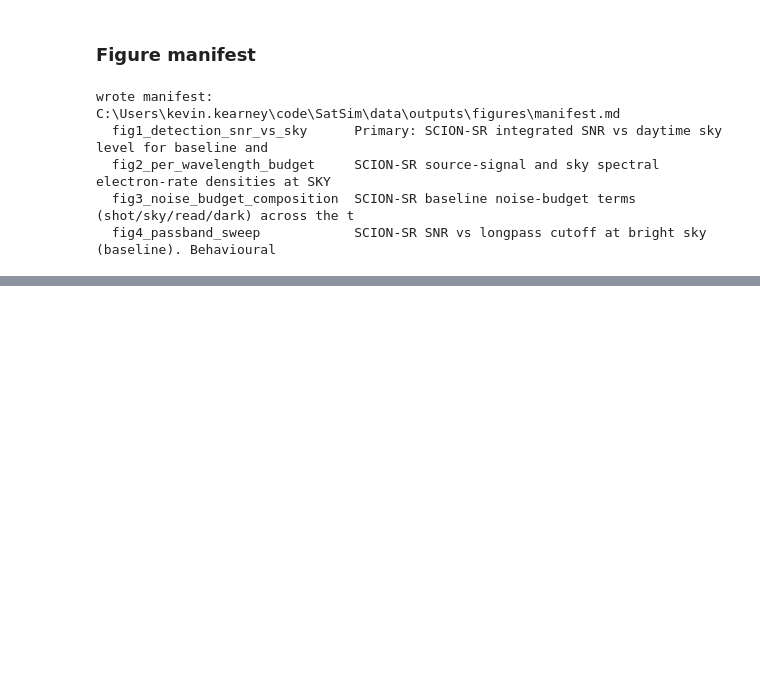
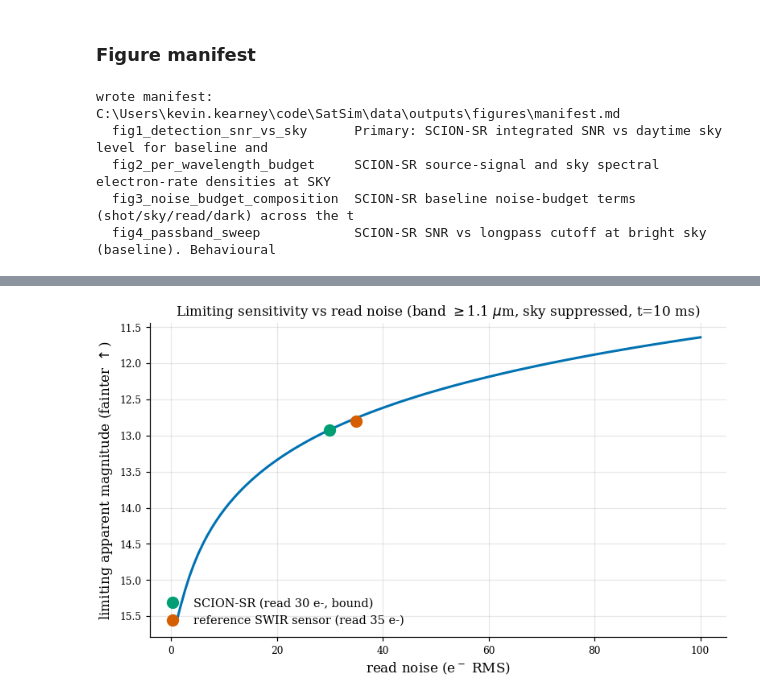
Before and after one commit to KevinKearney/SatSim, a Jupyter notebook: notebooks/radiometric_detector_comparison.ipynb, the cells around one changed output, grey strips where cells are left out. Saved outputs shown, nothing was run; the diff lists cells and outputs as text; code cells hidden in the pictures; blank space fills up the shorter version.

```diff
--- a/notebooks/radiometric_detector_comparison.ipynb
+++ b/notebooks/radiometric_detector_comparison.ipynb
@@ -811,0 +1009,17 @@ wrote manifest: C:\Users\kevin.kearney\code\SatSim\data\outputs\figures\manifest
+# %%
+reads = np.linspace(1, 100, 120)
+SKY_SUPPRESSED = 0.0     # band + observing strategy have suppressed the sky -> detector-limited regime
+lm_read = np.array([limiting_mag(SCION["qe"], OPERATIONAL_BAND_UM, SKY_SUPPRESSED, T_REF_S, r, SCION["dark_e_s"], SCION["pitch_um"]) for r in reads])
+fig, ax = plt.subplots()
+ax.plot(reads, lm_read, color=CBB["blue"], lw=2)
+for d, col in ((SCION, CBB["green"]), (REFSENSOR, CBB["vermilion"])):
+    m = limiting_mag(d["qe"], OPERATIONAL_BAND_UM, SKY_SUPPRESSED, T_REF_S, d["read_e"], d["dark_e_s"], d["pitch_um"])
+    ax.plot(d["read_e"], m, "o", color=col, ms=9,
+            label="%s (read %g e-%s)" % (d["label"], d["read_e"], ", bound" if d["bounds"] else ""))
+ax.invert_yaxis()   # fainter (larger mag) = better, plot upward
+ax.set_xlabel(r"read noise (e$^-$ RMS)"); ax.set_ylabel("limiting apparent magnitude (fainter $\\uparrow$)")
+ax.set_title("Limiting sensitivity vs read noise (band $\\geq$1.1 $\\mu$m, sky suppressed, t=%g ms)" % (T_REF_S*1e3))
+ax.legend(loc="lower left")
+plt.show()
+# %% [output]
+[figure, added]
```
Also changed, not shown: parts of 17 cells of this notebook.
